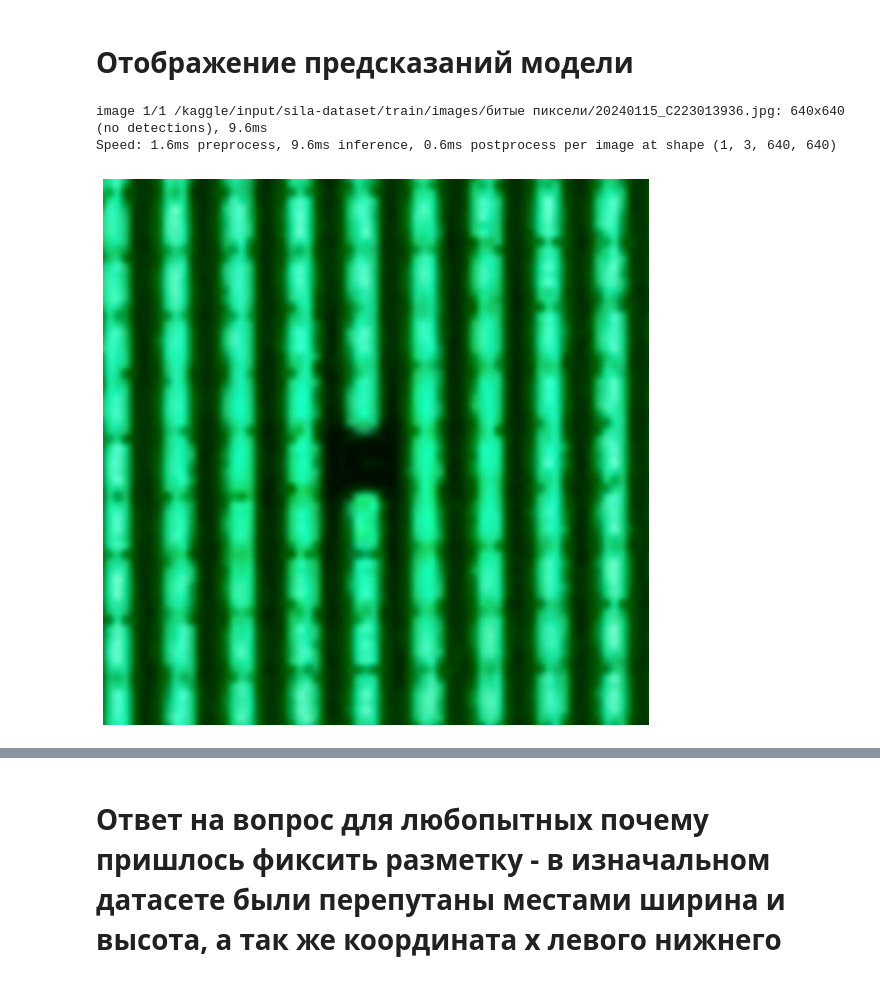
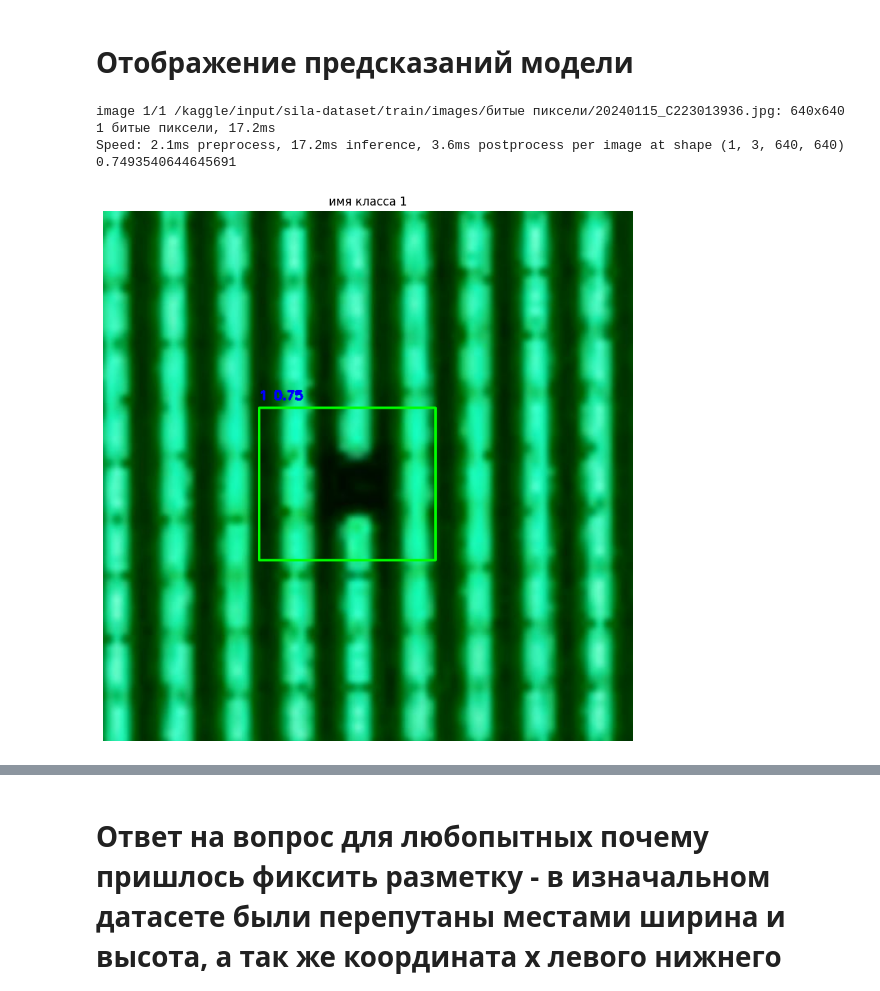
Before and after one commit to TimmmofeyD/sila_hack, a Jupyter notebook: hack-piter.ipynb, the cells around one changed output, grey strips where cells are left out. Cells and saved outputs as stored; diff of their text form; code cells hidden in the pictures.

Commit message:
add model, and weight

```diff
--- a/hack-piter.ipynb
+++ b/hack-piter.ipynb
@@ -218,35 +227,39 @@ val: WARNING ⚠️ Cache directory /kaggle/input/sila-dataset/val/labels is not
 # %%
 import cv2
 
-model_load = YOLO('/kaggle/working/runs/detect/train3/weights/best.pt')
+model_load = YOLO('/kaggle/working/runs/detect/train5/weights/best.pt')
 
 test_image_path = '/kaggle/input/sila-dataset/train/images/битые пиксели/20240115_C223013936.jpg'  # вставляем картинку которую хотим проверить
 image = cv2.imread(test_image_path)
 
 
-results = model_load(test_image_path)
+results = model_load(test_image_path, conf=0.05)
 
 for result in results[0].boxes:
-    x1, y1, x2, y2 = result.xyxy[0].tolist()  # коробка коорды
-    confidence = result.conf[0].item()        # Уверенность
-    class_id = int(result.cls[0].item())      # ID класса
+    x1, y1, x2, y2 = result.xyxy[0].tolist()
+    confidence = result.conf[0].item()
+    print(confidence)
+    class_id = int(result.cls[0].item())
 
     x1, y1, x2, y2 = int(x1), int(y1), int(x2), int(y2)
 
     cv2.rectangle(image, (x1, y1), (x2, y2), (0, 255, 0), 2)
 
     # добавляем метку класса
-    class_label = list(class_mapping.keys())[class_id]
+    class_label = class_id
     cv2.putText(image, f"{class_label} {confidence:.2f}", (x1, y1 - 10), cv2.FONT_HERSHEY_SIMPLEX, 0.5, (255, 0, 0), 2)
 
 output_path = '/kaggle/working/prediction_with_boxes.jpg'
 cv2.imwrite(output_path, image)
-#plt.title(f"имя класса {class_label}")
 plt.figure(figsize=(10, 10))
 plt.imshow(cv2.cvtColor(image, cv2.COLOR_BGR2RGB))
 plt.axis('off')
+plt.title(f"имя класса {class_label}")
 plt.show()
+# мин эвередж присижен метрика популярна она берет среднюю точность по всем классам
+# локальная модель у нас а не апи не нужны внешние сервисы самая маленькая
 # %% [output]
-image 1/1 /kaggle/input/sila-dataset/train/images/битые пиксели/20240115_C223013936.jpg: 640x640 (no detections), 9.6ms
-Speed: 1.6ms preprocess, 9.6ms inference, 0.6ms postprocess per image at shape (1, 3, 640, 640)
+image 1/1 /kaggle/input/sila-dataset/train/images/битые пиксели/20240115_C223013936.jpg: 640x640 1 битые пиксели, 17.2ms
+Speed: 2.1ms preprocess, 17.2ms inference, 3.6ms postprocess per image at shape (1, 3, 640, 640)
+0.7493540644645691
-[figure, old version]
+[figure, new version]
```
Also changed, not shown: parts of 4 cells of this notebook, 1 other file.
